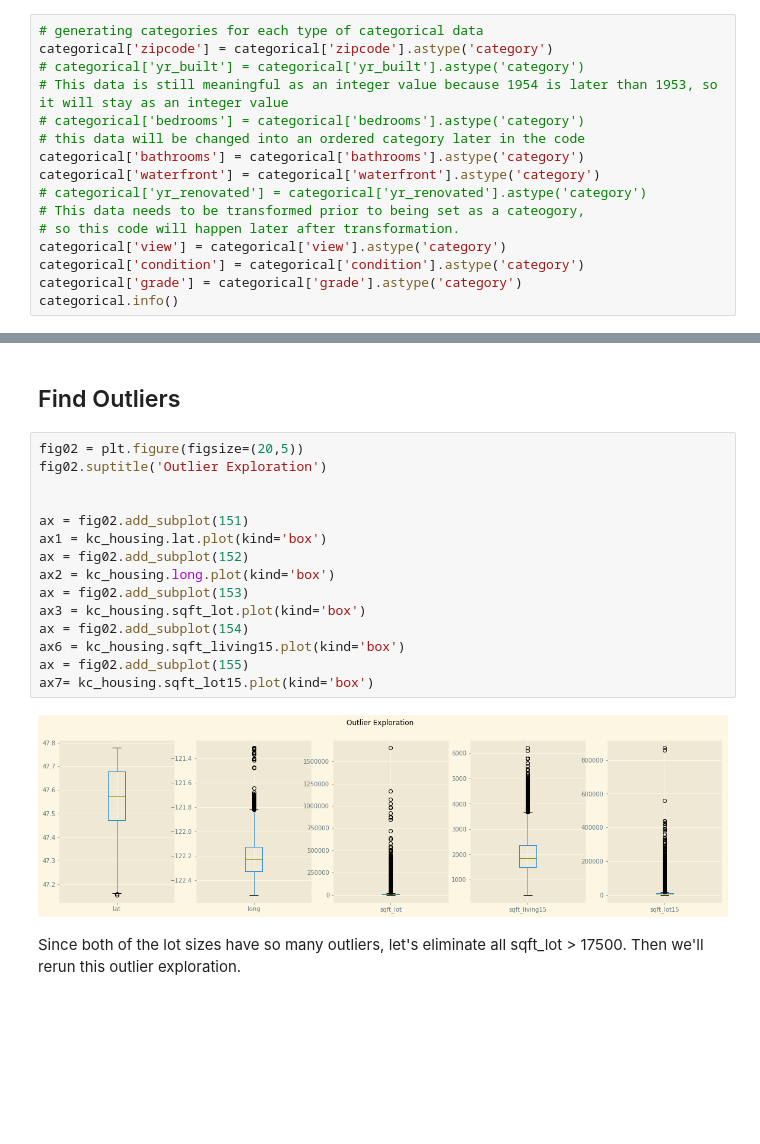
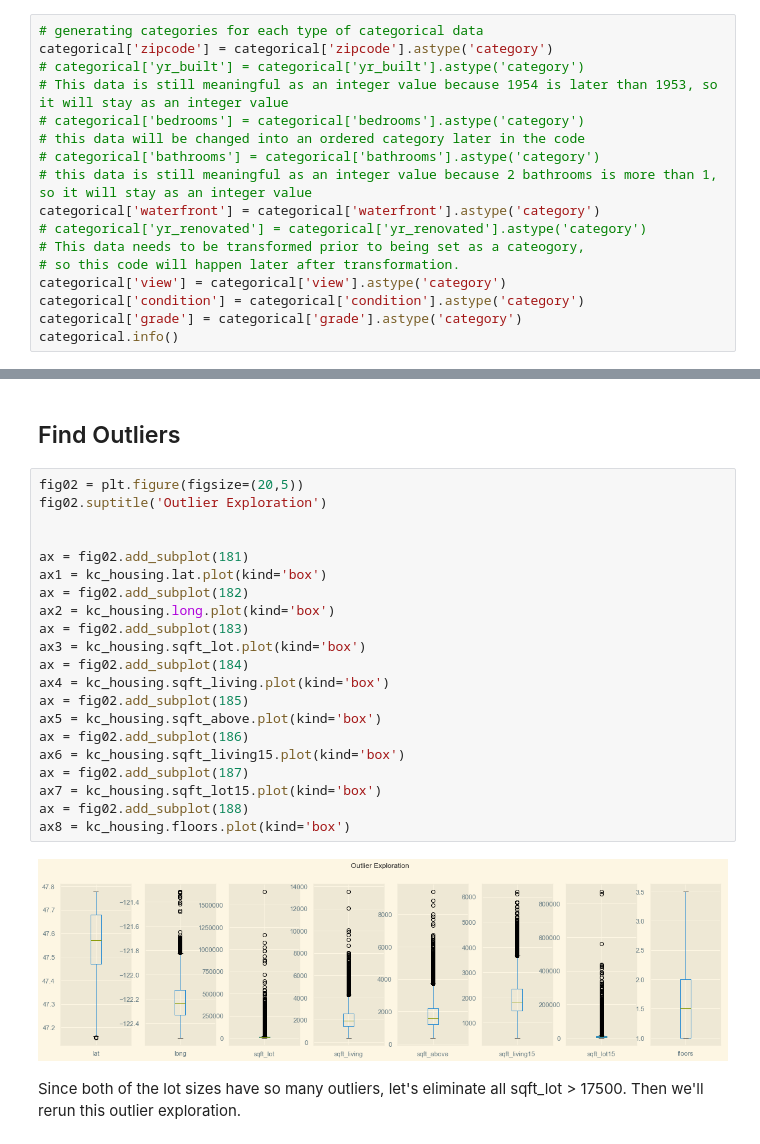
Before and after one commit to eannefawcett/dsc-v2-mod1-final-project-online-ds-pt-081219, a Jupyter notebook: Clean King County Sellers World.ipynb, the cells around one changed output, grey strips where cells are left out. Cells and saved outputs as stored; diff of their text form; blank space fills up the shorter version.

```diff
--- a/Clean King County Sellers World.ipynb
+++ b/Clean King County Sellers World.ipynb
@@ -430,7 +430,8 @@ categorical['zipcode'] = categorical['zipcode'].astype('category')
 # This data is still meaningful as an integer value because 1954 is later than 1953, so it will stay as an integer value
 # categorical['bedrooms'] = categorical['bedrooms'].astype('category')
 # this data will be changed into an ordered category later in the code
-categorical['bathrooms'] = categorical['bathrooms'].astype('category')
+# categorical['bathrooms'] = categorical['bathrooms'].astype('category')
+# this data is still meaningful as an integer value because 2 bathrooms is more than 1, so it will stay as an integer value
 categorical['waterfront'] = categorical['waterfront'].astype('category')
 # categorical['yr_renovated'] = categorical['yr_renovated'].astype('category')
 # This data needs to be transformed prior to being set as a cateogory,
@@ -561,20 +560,26 @@ However, before we move forward with this three step cleaning plan, let's remove
 # %%
 fig02 = plt.figure(figsize=(20,5))
 fig02.suptitle('Outlier Exploration')
 
 
-ax = fig02.add_subplot(151)
+ax = fig02.add_subplot(181)
 ax1 = kc_housing.lat.plot(kind='box')
-ax = fig02.add_subplot(152)
+ax = fig02.add_subplot(182)
 ax2 = kc_housing.long.plot(kind='box')
-ax = fig02.add_subplot(153)
+ax = fig02.add_subplot(183)
 ax3 = kc_housing.sqft_lot.plot(kind='box')
-ax = fig02.add_subplot(154)
+ax = fig02.add_subplot(184)
+ax4 = kc_housing.sqft_living.plot(kind='box')
+ax = fig02.add_subplot(185)
+ax5 = kc_housing.sqft_above.plot(kind='box')
+ax = fig02.add_subplot(186)
 ax6 = kc_housing.sqft_living15.plot(kind='box')
-ax = fig02.add_subplot(155)
-ax7= kc_housing.sqft_lot15.plot(kind='box')
+ax = fig02.add_subplot(187)
+ax7 = kc_housing.sqft_lot15.plot(kind='box')
+ax = fig02.add_subplot(188)
+ax8 = kc_housing.floors.plot(kind='box')
 # %% [output]
-[figure, old version]
+[figure, new version]
 # %% [markdown]
 Since both of the lot sizes have so many outliers, let's eliminate all sqft_lot > 17500. Then we'll rerun this outlier exploration.
 # %%
```
Also changed, not shown: parts of 77 cells of this notebook, 7 other files.
